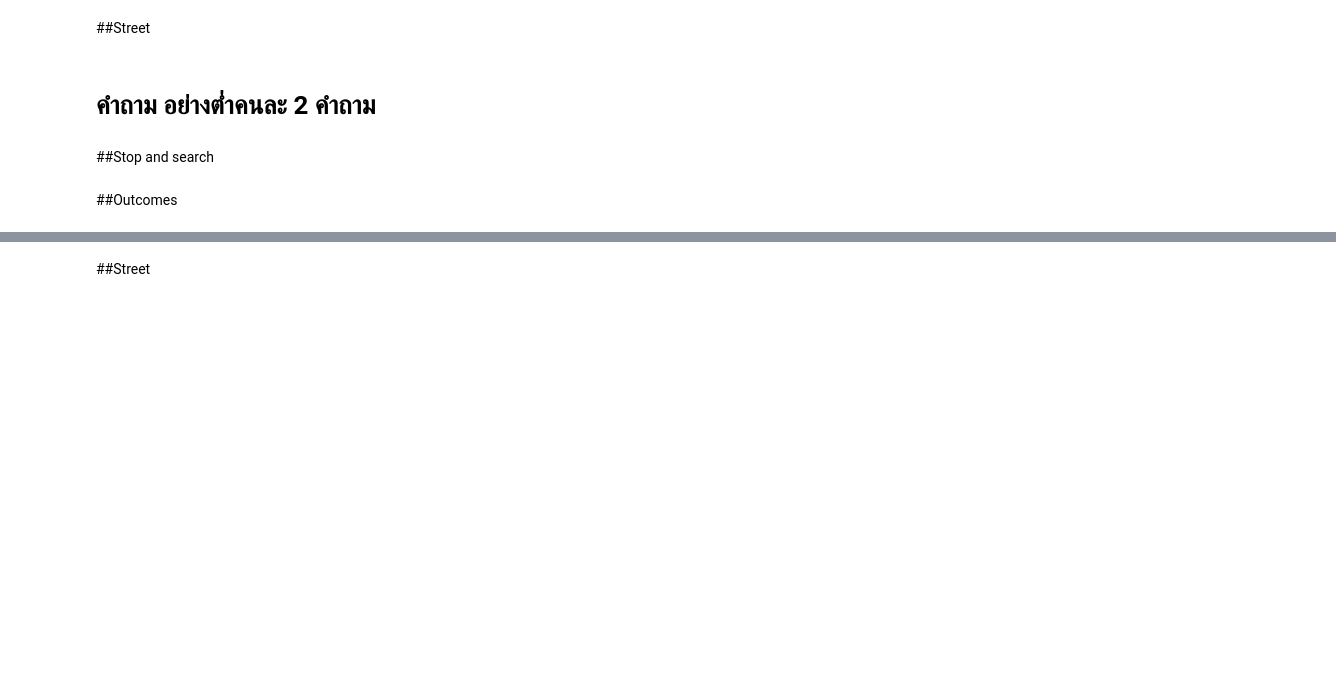
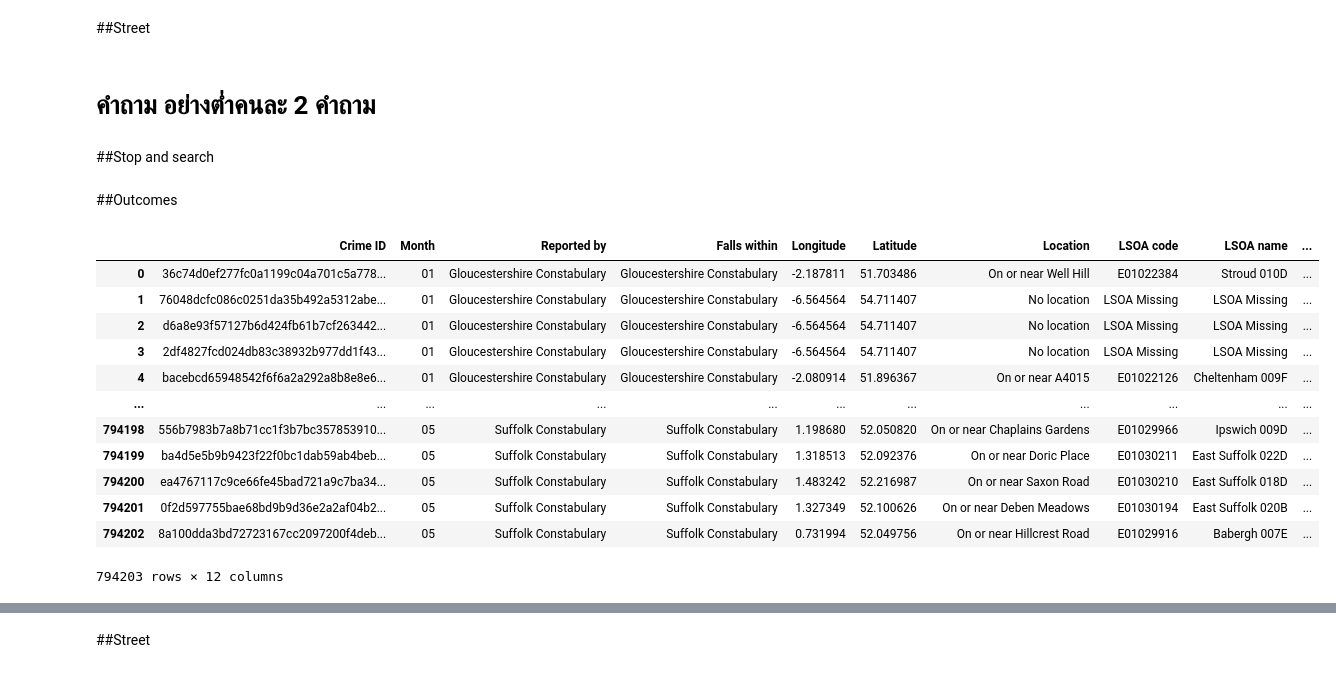
Before and after one commit to jangInw007/JENZY_Project, a Jupyter notebook: JENZY_is_perfect_project_Basicpro.ipynb, the cells around one changed output, grey strips where cells are left out. Saved outputs shown, nothing was run; the diff lists cells and outputs as text; code cells hidden in the pictures; blank space fills up the shorter version.

```diff
--- a/JENZY_is_perfect_project_Basicpro.ipynb
+++ b/JENZY_is_perfect_project_Basicpro.ipynb
@@ -864,0 +938,25 @@ These questions can serve as a starting point for your data analysis and visuali
+# %%
+# 2. สร้าง Flag Column เพื่อระบุว่าแถวใดถูกเติมค่า
+combined_outcomes_2025_all_months['Is_LonLat_Imputed'] = combined_outcomes_2025_all_months['Longitude'].isnull()
+
+# 3. เติมค่าว่าง Longitude/Latitude ด้วยค่ามัธยฐานของ LSOA
+combined_outcomes_2025_all_months['Longitude'] = combined_outcomes_2025_all_months.apply(
+    lambda row: lsoa_coords_median.loc[row['LSOA name'], 'Longitude']
+    if pd.isna(row['Longitude']) and row['LSOA name'] != 'LSOA Missing'
+    else row['Longitude'],
+    axis=1
+)
+
+combined_outcomes_2025_all_months['Latitude'] = combined_outcomes_2025_all_months.apply(
+    lambda row: lsoa_coords_median.loc[row['LSOA name'], 'Latitude']
+    if pd.isna(row['Latitude']) and row['LSOA name'] != 'LSOA Missing'
+    else row['Latitude'],
+    axis=1
+)
+# %%
+# สร้างคอลัมน์ Flag เพื่อติดตามการเปลี่ยนแปลง
+combined_outcomes_2025_all_months['Is_LonLat_Imputed'] = combined_outcomes_2025_all_months['Longitude'].isnull()
+# %%
+# คำนวณค่ามัธยฐานของ Longitude และ Latitude สำหรับ LSOA แต่ละชื่อ
+# (เฉพาะ LSOA ที่มีข้อมูลพิกัดสมบูรณ์เท่านั้น)
+lsoa_coords_median = combined_outcomes_2025_all_months.groupby('LSOA name')[['Longitude', 'Latitude']].median()
@@ -864,0 +980,16 @@ These questions can serve as a starting point for your data analysis and visuali
+# %%
+# 1. เติมค่าว่างใน Longitude
+combined_outcomes_2025_all_months['Longitude'] = combined_outcomes_2025_all_months.apply(
+    lambda row: lsoa_coords_median.loc[row['LSOA name'], 'Longitude']
+    if pd.isna(row['Longitude']) and row['LSOA name'] in lsoa_coords_median.index
+    else row['Longitude'],
+    axis=1
+)
+
+# 2. เติมค่าว่างใน Latitude
+combined_outcomes_2025_all_months['Latitude'] = combined_outcomes_2025_all_months.apply(
+    lambda row: lsoa_coords_median.loc[row['LSOA name'], 'Latitude']
+    if pd.isna(row['Latitude']) and row['LSOA name'] in lsoa_coords_median.index
+    else row['Latitude'],
+    axis=1
+)
@@ -870,3 +1041,19 @@ These questions can serve as a starting point for your data analysis and visuali
 ##Stop and search
 # %% [markdown]
 ##Outcomes
+# %%
+combined_outcomes_2025_all_months
+# %% [output]
+|  | Crime ID | Month | Reported by | Falls within | Longitude | Latitude | Location | LSOA code | LSOA name | ... |
+| 0 | 36c74d0ef277fc0a1199c04a701c5a778... | 01 | Gloucestershire Constabulary | Gloucestershire Constabulary | -2.187811 | 51.703486 | On or near Well Hill | E01022384 | Stroud 010D | ... |
+| 1 | 76048dcfc086c0251da35b492a5312abe... | 01 | Gloucestershire Constabulary | Gloucestershire Constabulary | -6.564564 | 54.711407 | No location | LSOA Missing | LSOA Missing | ... |
+| 2 | d6a8e93f57127b6d424fb61b7cf263442... | 01 | Gloucestershire Constabulary | Gloucestershire Constabulary | -6.564564 | 54.711407 | No location | LSOA Missing | LSOA Missing | ... |
+| 3 | 2df4827fcd024db83c38932b977dd1f43... | 01 | Gloucestershire Constabulary | Gloucestershire Constabulary | -6.564564 | 54.711407 | No location | LSOA Missing | LSOA Missing | ... |
+| 4 | bacebcd65948542f6f6a2a292a8b8e8e6... | 01 | Gloucestershire Constabulary | Gloucestershire Constabulary | -2.080914 | 51.896367 | On or near A4015 | E01022126 | Cheltenham 009F | ... |
+| ... | ... | ... | ... | ... | ... | ... | ... | ... | ... | ... |
+| 794198 | 556b7983b7a8b71cc1f3b7bc357853910... | 05 | Suffolk Constabulary | Suffolk Constabulary | 1.198680 | 52.050820 | On or near Chaplains Gardens | E01029966 | Ipswich 009D | ... |
+| 794199 | ba4d5e5b9b9423f22f0bc1dab59ab4beb... | 05 | Suffolk Constabulary | Suffolk Constabulary | 1.318513 | 52.092376 | On or near Doric Place | E01030211 | East Suffolk 022D | ... |
+| 794200 | ea4767117c9ce66fe45bad721a9c7ba34... | 05 | Suffolk Constabulary | Suffolk Constabulary | 1.483242 | 52.216987 | On or near Saxon Road | E01030210 | East Suffolk 018D | ... |
+| 794201 | 0f2d597755bae68bd9b9d36e2a2af04b2... | 05 | Suffolk Constabulary | Suffolk Constabulary | 1.327349 | 52.100626 | On or near Deben Meadows | E01030194 | East Suffolk 020B | ... |
+| 794202 | 8a100dda3bd72723167cc2097200f4deb... | 05 | Suffolk Constabulary | Suffolk Constabulary | 0.731994 | 52.049756 | On or near Hillcrest Road | E01029916 | Babergh 007E | ... |
+794203 rows × 12 columns
```
Also changed, not shown: parts of 15 cells of this notebook.
